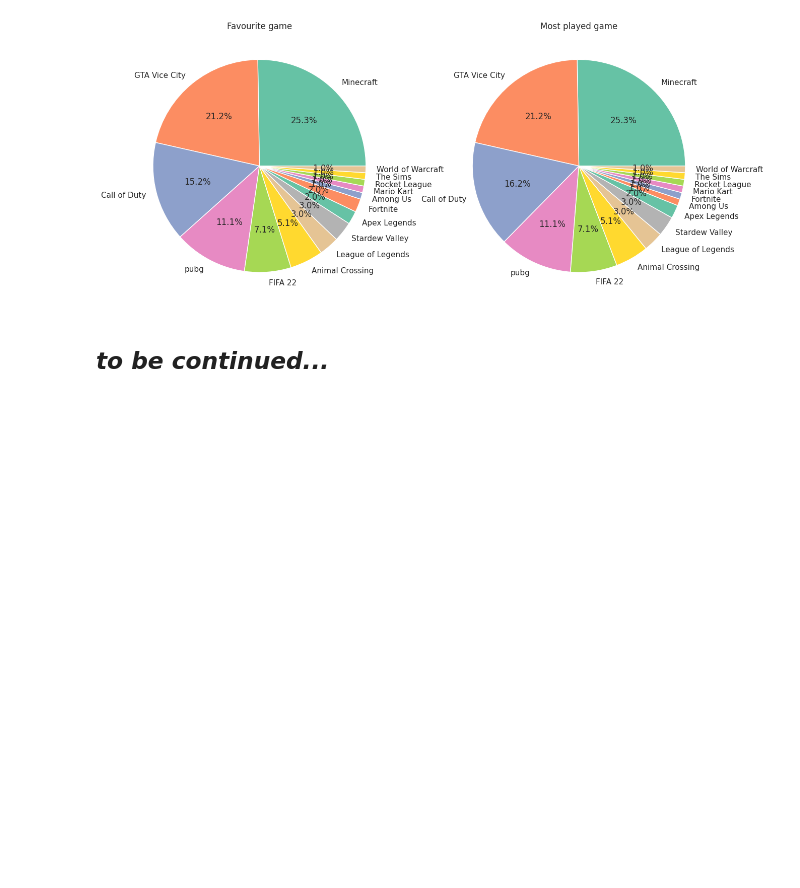
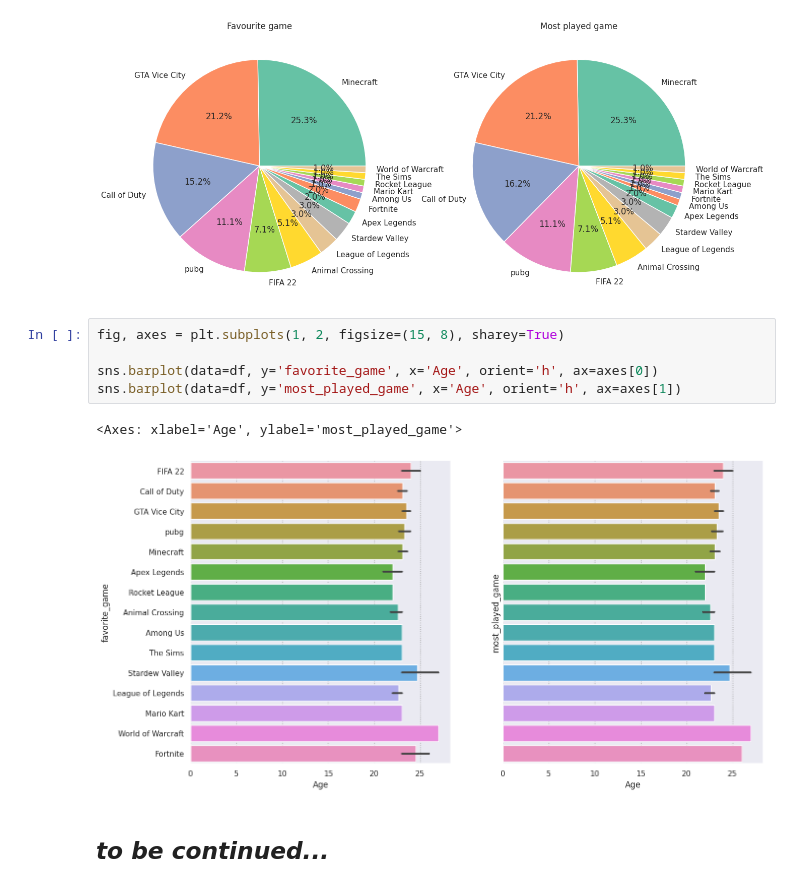
Before and after one commit to MartaSeidler/Kaggle_Reason_for_playing_Video_Games, a Jupyter notebook: reason-for-playing-video-games.ipynb, the cells around one changed output. Drawn from its saved outputs; the diff is of its cells as text; blank space fills up the shorter version.

Commit message:
Kaggle Notebook | Reason for playing Video Games | Version 5

```diff
--- a/reason-for-playing-video-games.ipynb
+++ b/reason-for-playing-video-games.ipynb
@@ -128,5 +128,13 @@ axes[1].set_title('Most played game')
 # %% [output]
 Text(0.5, 1.0, 'Most played game')
 [figure]
+# %%
+fig, axes = plt.subplots(1, 2, figsize=(15, 8), sharey=True)
+
+sns.barplot(data=df, y='favorite_game', x='Age', orient='h', ax=axes[0])
+sns.barplot(data=df, y='most_played_game', x='Age', orient='h', ax=axes[1])
+# %% [output]
+<Axes: xlabel='Age', ylabel='most_played_game'>
+[figure, added]
 # %% [markdown]
 ## *to be continued...*
```
Also changed, not shown: parts of 1 cell of this notebook.
